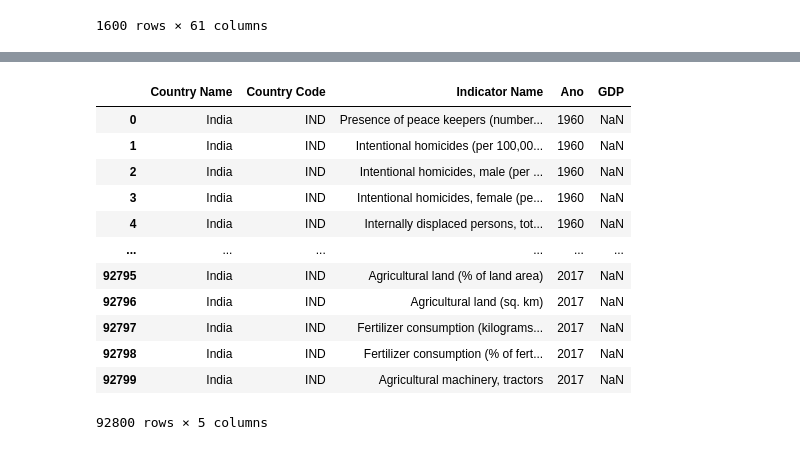
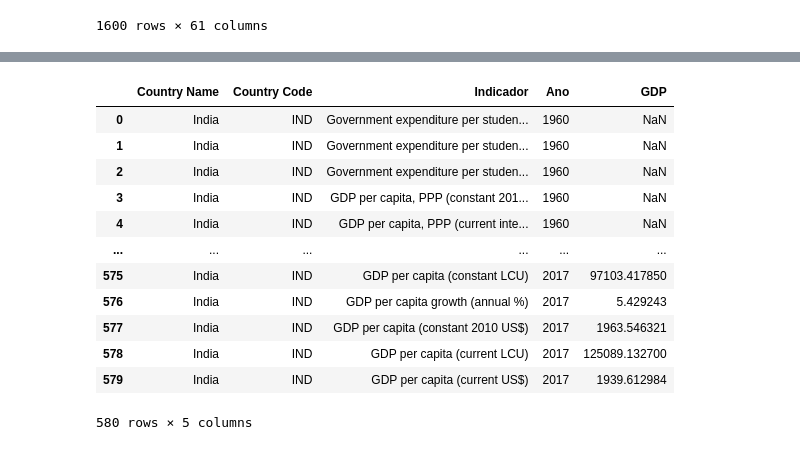
Before and after one commit to AndressaMattos/Engenharia_Dados_Growdev, a Jupyter notebook: Aula2_Join.ipynb, the cells around one changed output, grey strips where cells are left out. Cells and saved outputs as stored; diff of their text form; code cells hidden in the pictures.

```diff
--- a/Aula2_Join.ipynb
+++ b/Aula2_Join.ipynb
@@ -534,3 +537,6 @@ df_gdp
 | 1598 | India | IND | Fertilizer consumption (% of fert... | NaN | NaN | NaN | NaN | NaN | NaN | ... |
 | 1599 | India | IND | Agricultural machinery, tractors | NaN | 3.101600e+04 | 3.500000e+04 | 4.000000e+04 | 4.400000e+04 | 4.800000e+04 | ... |
 1600 rows × 61 columns
+# %%
+df_gdp = df_gdp.rename(columns={'Indicator Name': 'Indicador'})
+df_gdp
@@ -549,5 +604,5 @@ Index(['Country Name', 'Country Code', 'Indicator Name', '1960', '1961',
 # %%
 #Filtrando apenas a índia
-df_gdp_filter = df_gdp.loc[df_gdp['Country Name'] == 'India']
-df_gdp_filter
+df_gdp_filtered = df_gdp.loc[(df_gdp['Country Name'] == 'India') & (df_gdp['Indicador'].str.contains('GDP per capita'))]
+df_gdp_filtered
 # %% [output]
@@ -587,5 +620,0 @@ memory usage: 775.0+ KB
-# %%
-#Usando o Melt
-
-df_gdp_filtered = pd.melt(df_gdp_filter, id_vars=['Country Name', 'Country Code', 'Indicator Name'])
-df_gdp_filtered
@@ -626,0 +681,5 @@ memory usage: 3.5+ MB
+# %%
+#Usando o Melt
+
+df_gdp_melt = pd.melt(df_gdp_filtered, id_vars=['Country Name', 'Country Code', 'Indicador'])
+df_gdp_melt
@@ -627,18 +700,18 @@ memory usage: 3.5+ MB
 # %%
-df_gdp_filtered.rename(columns={'variable': 'Ano', 'value': 'GDP'}, inplace=True)
-df_gdp_filtered
+df_gdp_melt.rename(columns={'variable': 'Ano', 'value': 'GDP'}, inplace=True)
+df_gdp_melt
 # %% [output]
-|  | Country Name | Country Code | Indicator Name | Ano | GDP |
-| 0 | India | IND | Presence of peace keepers (number... | 1960 | NaN |
-| 1 | India | IND | Intentional homicides (per 100,00... | 1960 | NaN |
-| 2 | India | IND | Intentional homicides, male (per ... | 1960 | NaN |
-| 3 | India | IND | Intentional homicides, female (pe... | 1960 | NaN |
-| 4 | India | IND | Internally displaced persons, tot... | 1960 | NaN |
+|  | Country Name | Country Code | Indicador | Ano | GDP |
+| 0 | India | IND | Government expenditure per studen... | 1960 | NaN |
+| 1 | India | IND | Government expenditure per studen... | 1960 | NaN |
+| 2 | India | IND | Government expenditure per studen... | 1960 | NaN |
+| 3 | India | IND | GDP per capita, PPP (constant 201... | 1960 | NaN |
+| 4 | India | IND | GDP per capita, PPP (current inte... | 1960 | NaN |
 | ... | ... | ... | ... | ... | ... |
-| 92795 | India | IND | Agricultural land (% of land area) | 2017 | NaN |
-| 92796 | India | IND | Agricultural land (sq. km) | 2017 | NaN |
-| 92797 | India | IND | Fertilizer consumption (kilograms... | 2017 | NaN |
-| 92798 | India | IND | Fertilizer consumption (% of fert... | 2017 | NaN |
-| 92799 | India | IND | Agricultural machinery, tractors | 2017 | NaN |
+| 575 | India | IND | GDP per capita (constant LCU) | 2017 | 97103.417850 |
+| 576 | India | IND | GDP per capita growth (annual %) | 2017 | 5.429243 |
+| 577 | India | IND | GDP per capita (constant 2010 US$) | 2017 | 1963.546321 |
+| 578 | India | IND | GDP per capita (current LCU) | 2017 | 125089.132700 |
+| 579 | India | IND | GDP per capita (current US$) | 2017 | 1939.612984 |
-92800 rows × 5 columns
+580 rows × 5 columns
 # %%
```
Also changed, not shown: parts of 23 cells of this notebook.
